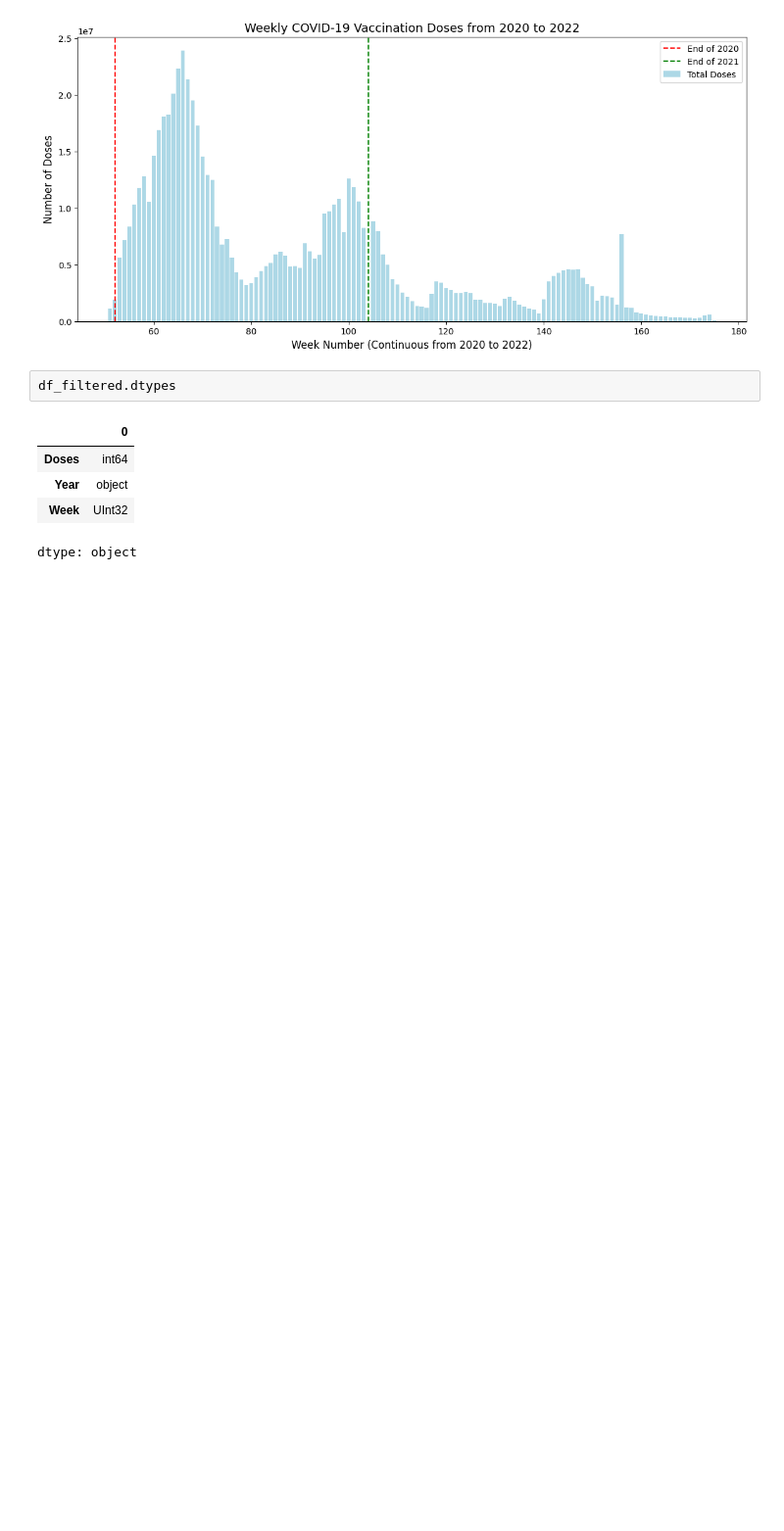
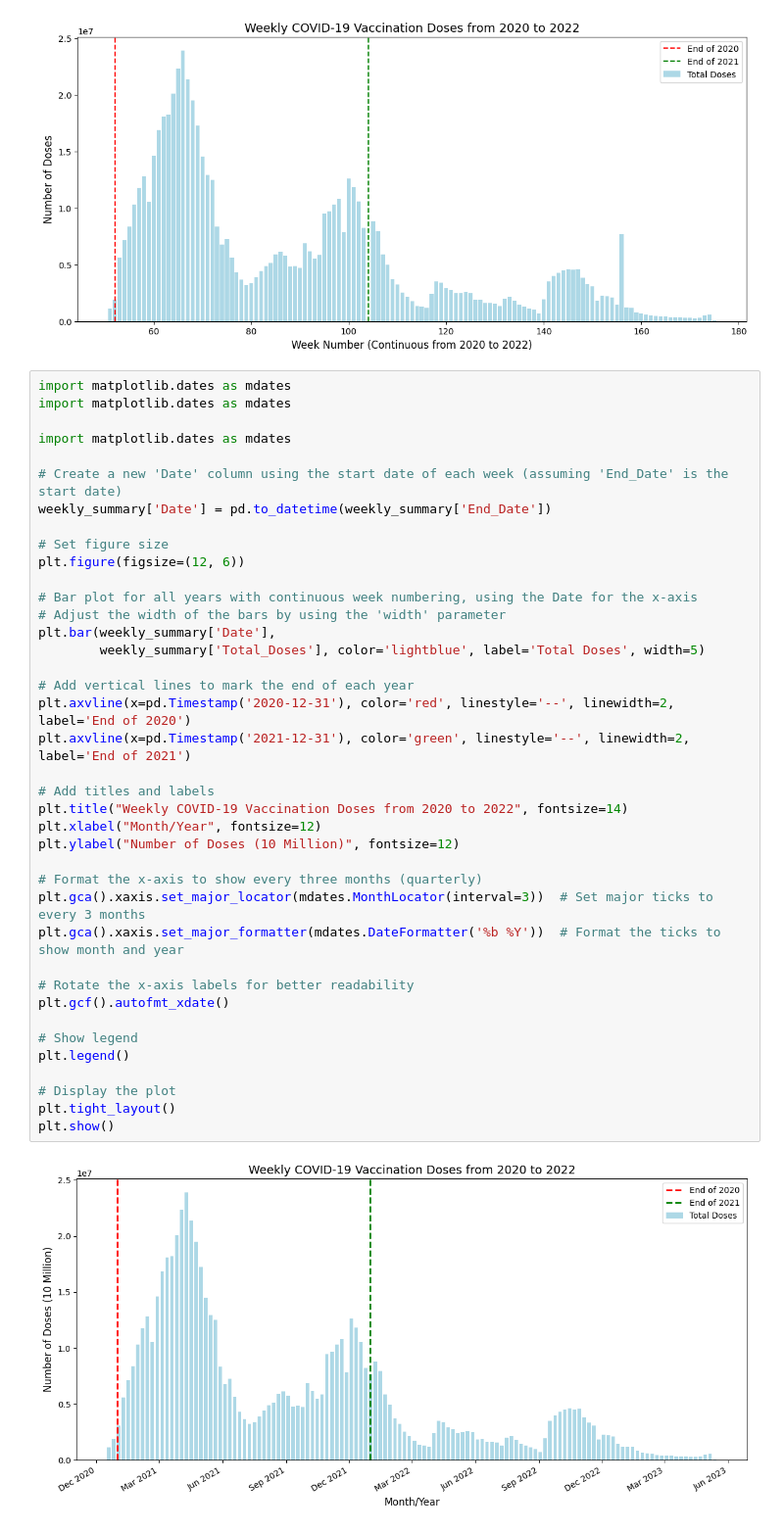
Before and after one commit to carolinehagood/covid-project, a Jupyter notebook: vaccine_data_cleaning.ipynb, the cells around one changed output. Shown at 98% size. Drawn from its saved outputs; the diff is of its cells as text; blank space fills up the shorter version.

```diff
--- a/vaccine_data_cleaning.ipynb
+++ b/vaccine_data_cleaning.ipynb
@@ -211,11 +209,44 @@ plt.legend()
 plt.show()
 # %% [output]
 [figure]
-# %%
-df_filtered.dtypes
-# %% [output]
-|  | 0 |
-| Doses | int64 |
-| Year | object |
-| Week | UInt32 |
-dtype: object
+# %%
+import matplotlib.dates as mdates
+import matplotlib.dates as mdates
+
+import matplotlib.dates as mdates
+
+# Create a new 'Date' column using the start date of each week (assuming 'End_Date' is the start date)
+weekly_summary['Date'] = pd.to_datetime(weekly_summary['End_Date'])
+
+# Set figure size
+plt.figure(figsize=(12, 6))
+
+# Bar plot for all years with continuous week numbering, using the Date for the x-axis
+# Adjust the width of the bars by using the 'width' parameter
+plt.bar(weekly_summary['Date'],
+        weekly_summary['Total_Doses'], color='lightblue', label='Total Doses', width=5)
+
+# Add vertical lines to mark the end of each year
+plt.axvline(x=pd.Timestamp('2020-12-31'), color='red', linestyle='--', linewidth=2, label='End of 2020')
+plt.axvline(x=pd.Timestamp('2021-12-31'), color='green', linestyle='--', linewidth=2, label='End of 2021')
+
+# Add titles and labels
+plt.title("Weekly COVID-19 Vaccination Doses from 2020 to 2022", fontsize=14)
+plt.xlabel("Month/Year", fontsize=12)
+plt.ylabel("Number of Doses (10 Million)", fontsize=12)
+
+# Format the x-axis to show every three months (quarterly)
+plt.gca().xaxis.set_major_locator(mdates.MonthLocator(interval=3))  # Set major ticks to every 3 months
+plt.gca().xaxis.set_major_formatter(mdates.DateFormatter('%b %Y'))  # Format the ticks to show month and year
+
+# Rotate the x-axis labels for better readability
+plt.gcf().autofmt_xdate()
+
+# Show legend
+plt.legend()
+
+# Display the plot
+plt.tight_layout()
+plt.show()
+# %% [output]
+[figure, added]
```
Also changed, not shown: parts of 2 cells of this notebook.
